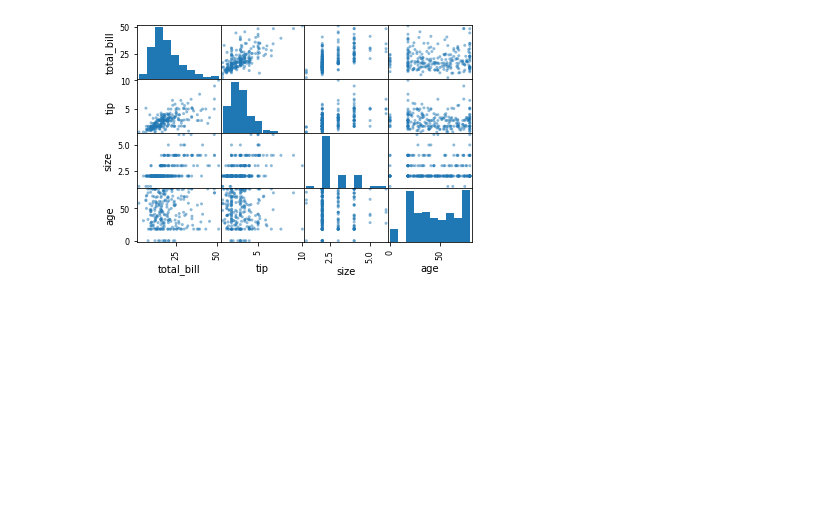
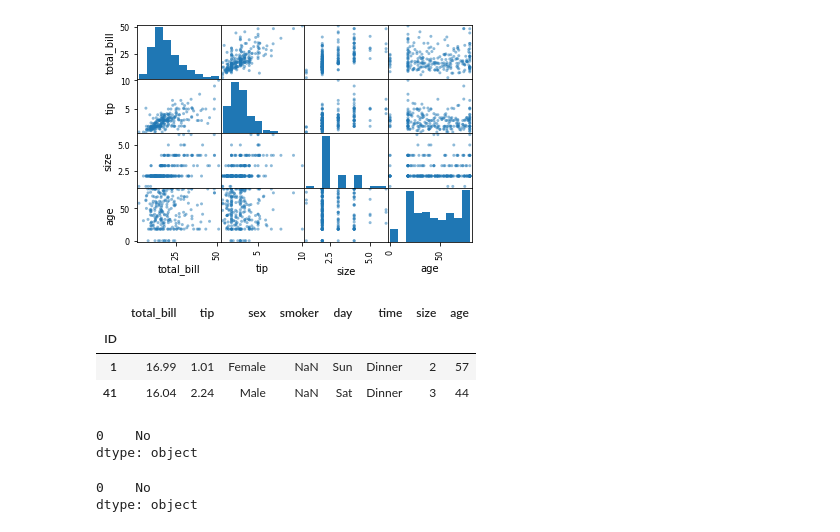
Before and after one commit to YOUNGitacina/Data-mining-course, a Jupyter notebook: DataUnd/Du_class.ipynb, the cells around one changed output. Cells and saved outputs as stored; diff of their text form; code cells hidden in the pictures; blank space fills up the shorter version.

```diff
--- a/DataUnd/Du_class.ipynb
+++ b/DataUnd/Du_class.ipynb
@@ -268,3 +268,20 @@ array([[<matplotlib.axes._subplots.AxesSubplot object at 0x...>,
         <matplotlib.axes._subplots.AxesSubplot object at 0x...>]],
       dtype=object)
 [figure]
+# %%
+join_df[join_df['smoker'].isnull()]
+# %% [output]
+|  | total_bill | tip | sex | smoker | day | time | size | age |
+| ID |  |  |  |  |  |  |  |  |
+| 1 | 16.99 | 1.01 | Female | NaN | Sun | Dinner | 2 | 57 |
+| 41 | 16.04 | 2.24 | Male | NaN | Sat | Dinner | 3 | 44 |
+# %%
+join_df[join_df['sex']=='Male']['smoker'].mode()
+# %% [output]
+0    No
+dtype: object
+# %%
+join_df[join_df['sex']=='Female']['smoker'].mode()
+# %% [output]
+0    No
+dtype: object
```
